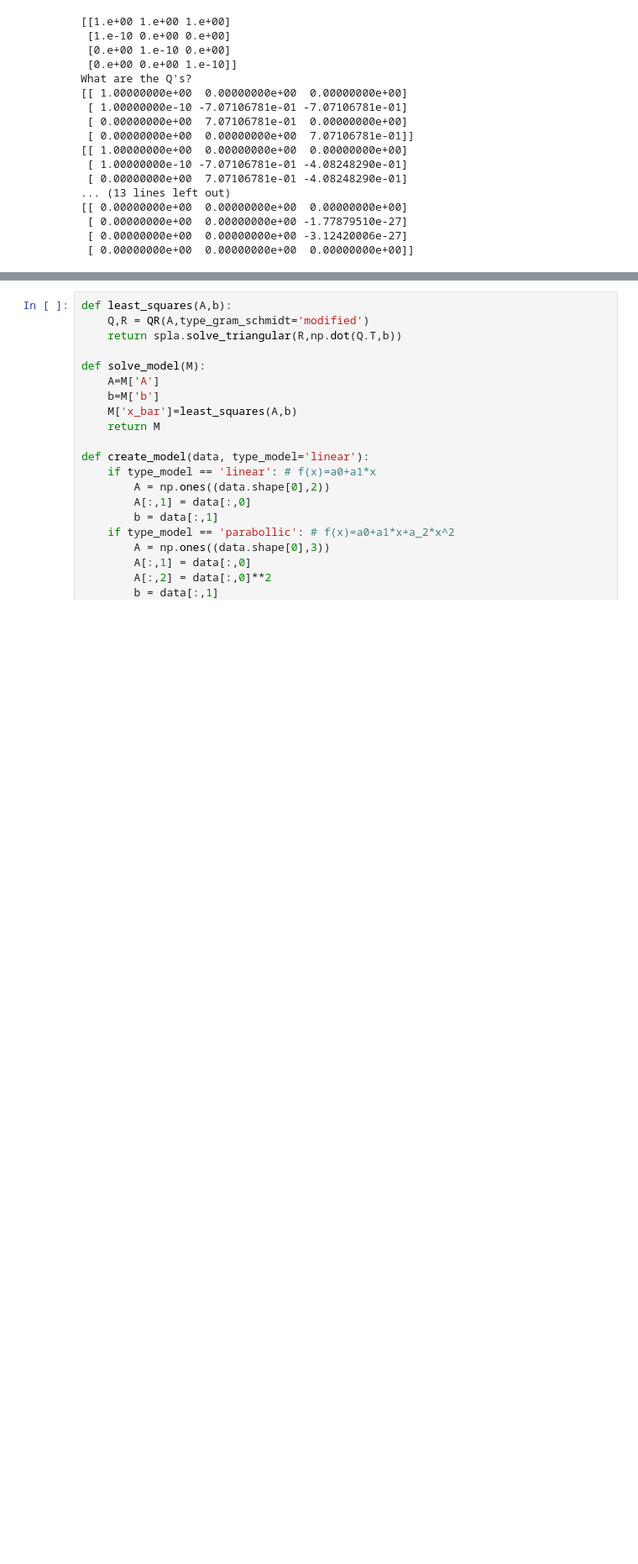
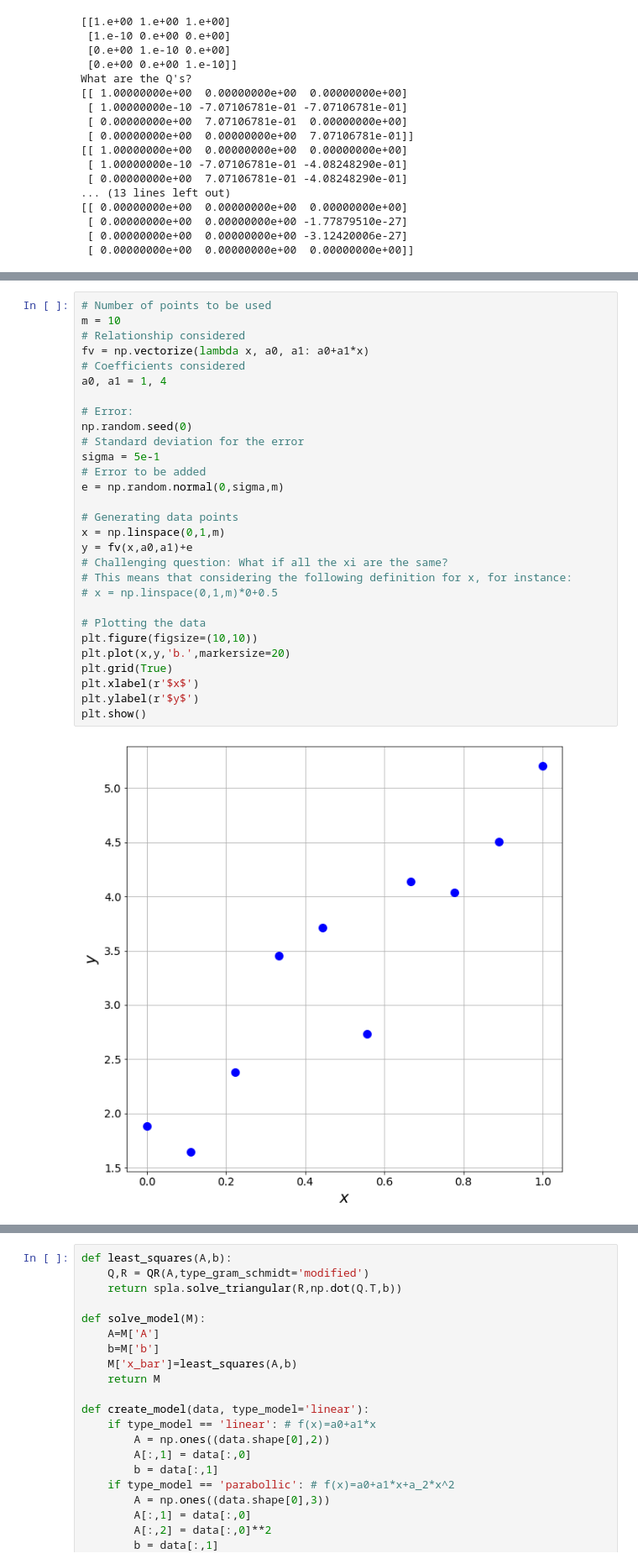
Before and after one commit to tclaudioe/Scientific-Computing, a Jupyter notebook: SC1v2/07_08_Least_Squares.ipynb, the cells around one changed output, grey strips where cells are left out. Shown at 84% size. Saved outputs shown, nothing was run; the diff lists cells and outputs as text; blank space fills up the shorter version.

```diff
--- a/SC1v2/07_08_Least_Squares.ipynb
+++ b/SC1v2/07_08_Least_Squares.ipynb
@@ -215,0 +233,31 @@ This linear system of equations is known as the **Normal Equations**.
+# %%
+# Number of points to be used
+m = 10
+# Relationship considered
+fv = np.vectorize(lambda x, a0, a1: a0+a1*x)
+# Coefficients considered
+a0, a1 = 1, 4
+
+# Error:
+np.random.seed(0)
+# Standard deviation for the error
+sigma = 5e-1
+# Error to be added
+e = np.random.normal(0,sigma,m)
+
+# Generating data points
+x = np.linspace(0,1,m)
+y = fv(x,a0,a1)+e
+# Challenging question: What if all the xi are the same?
+# This means that considering the following definition for x, for instance:
+# x = np.linspace(0,1,m)*0+0.5
+
+# Plotting the data
+plt.figure(figsize=(10,10))
+plt.plot(x,y,'b.',markersize=20)
+plt.grid(True)
+plt.xlabel(r'$x$')
+plt.ylabel(r'$y$')
+plt.show()
+# %% [output]
+[figure, added]
```
Also changed, not shown: parts of 14 cells of this notebook, 1 other file.
